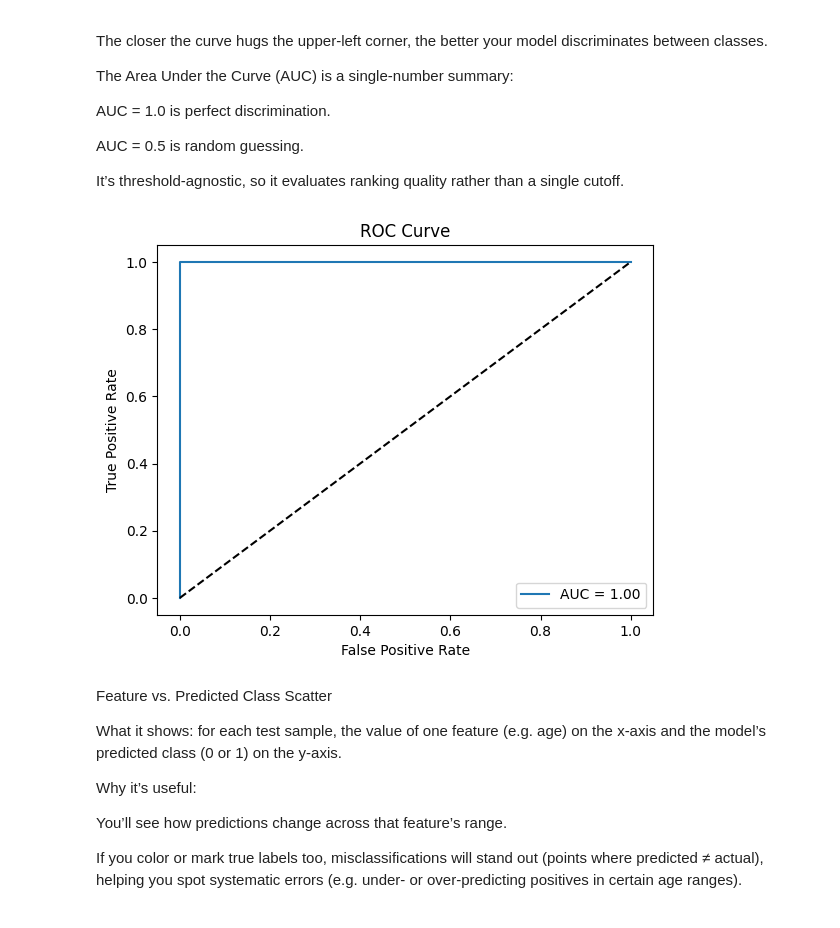
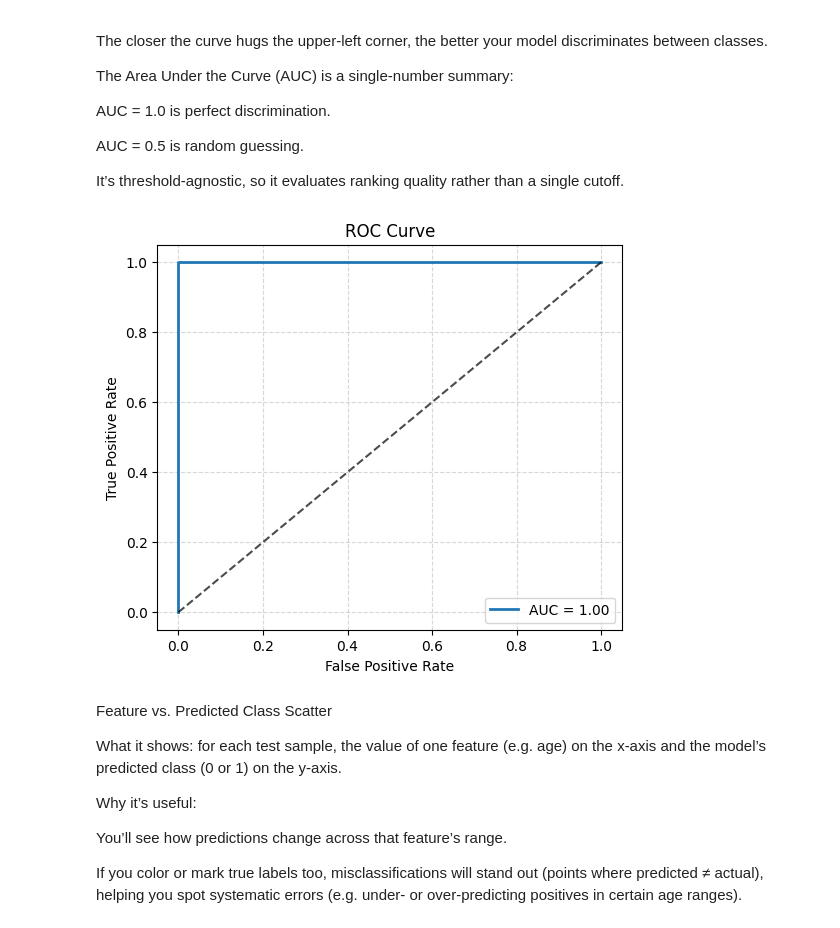
Before and after one commit to FenilPatel1279/Foo, a Jupyter notebook: LogisticRegressionClassifier.ipynb, the cells around one changed output. Cells and saved outputs as stored; diff of their text form; code cells hidden in the pictures.

```diff
--- a/LogisticRegressionClassifier.ipynb
+++ b/LogisticRegressionClassifier.ipynb
@@ -199,22 +163,35 @@ AUC = 0.5 is random guessing.
 
 It’s threshold-agnostic, so it evaluates ranking quality rather than a single cutoff.
 # %%
-# 2) ROC Curve
 from sklearn.metrics import roc_curve, auc
+import matplotlib.pyplot as plt
 
-# Use the logistic regression model and data already defined
-y_probs = log_reg.predict_proba(hours_studied)[:, 1]
+# — Use your trained model and proper feature array names —
+# model: the fitted LogisticRegression()
+# hours:    shape (n_samples, 1) feature matrix
+# pass_fail: 1D array of true labels (0 or 1), length n_samples
+
+# 1) Get predicted probability for the positive class
+y_probs = model.predict_proba(hours)[:, 1]
+
+# 2) Compute ROC curve metrics
 fpr, tpr, thresholds = roc_curve(pass_fail, y_probs)
+
+# 3) Compute area under the curve
 roc_auc = auc(fpr, tpr)
-plt.plot(fpr, tpr, label=f"AUC = {roc_auc:.2f}")
-plt.plot([0, 1], [0, 1], 'k--')
+
+# 4) Plot
+plt.figure(figsize=(6, 5))
+plt.plot(fpr, tpr, linewidth=2, label=f"AUC = {roc_auc:.2f}")
+plt.plot([0, 1], [0, 1], 'k--', alpha=0.7)
 plt.xlabel("False Positive Rate")
 plt.ylabel("True Positive Rate")
 plt.title("ROC Curve")
-plt.legend(loc='lower right')
+plt.legend(loc="lower right")
+plt.grid(True, linestyle='--', alpha=0.5)
 plt.show()
 # %% [output]
-[figure, old version]
+[figure, new version]
 # %% [markdown]
 Feature vs. Predicted Class Scatter
 
```
Also changed, not shown: parts of 6 cells of this notebook.
